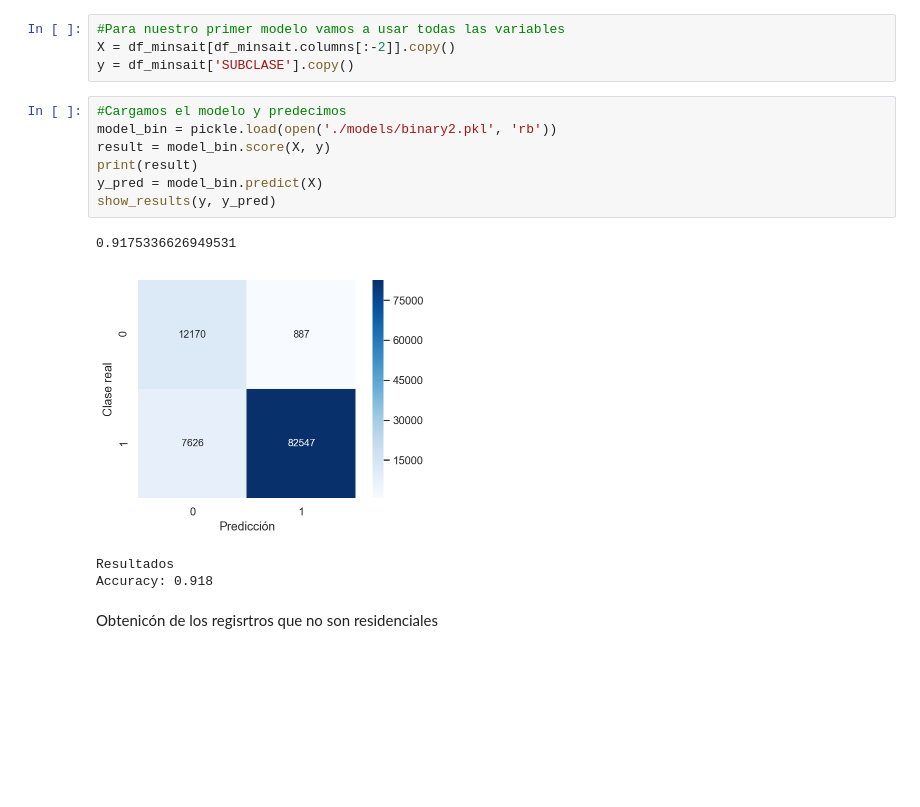
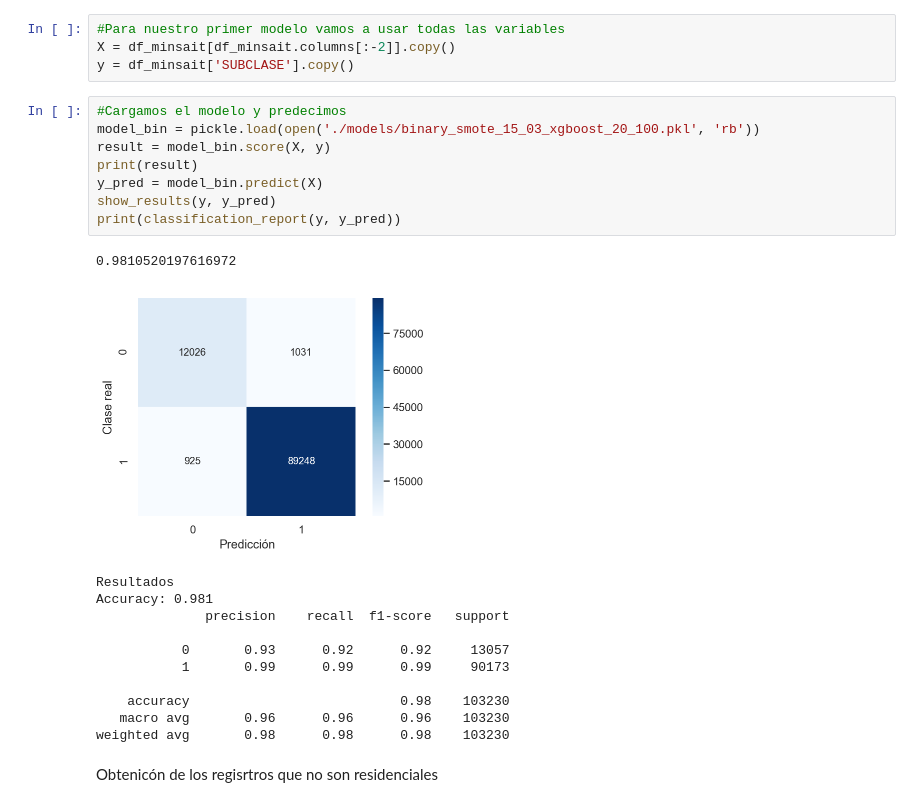
Before and after one commit to cifucg/minsait_land_classification, a Jupyter notebook: model_prediction.ipynb, the cells around one changed output. Cells and saved outputs as stored; diff of their text form; blank space fills up the shorter version.

Commit message:
Actualizar modelos con smote, probarlos y actualizar libretas

```diff
--- a/model_prediction.ipynb
+++ b/model_prediction.ipynb
@@ -94,16 +62,25 @@ X = df_minsait[df_minsait.columns[:-2]].copy()
 y = df_minsait['SUBCLASE'].copy()
 # %%
 #Cargamos el modelo y predecimos
-model_bin = pickle.load(open('./models/binary2.pkl', 'rb'))
+model_bin = pickle.load(open('./models/binary_smote_15_03_xgboost_20_100.pkl', 'rb'))
 result = model_bin.score(X, y)
 print(result)
 y_pred = model_bin.predict(X)
 show_results(y, y_pred)
+print(classification_report(y, y_pred))
 # %% [output]
-0.9175336626949531
+0.9810520197616972
-[figure, old version]
+[figure, new version]
 Resultados
-Accuracy: 0.918
+Accuracy: 0.981
+              precision    recall  f1-score   support
+
+           0       0.93      0.92      0.92     13057
+           1       0.99      0.99      0.99     90173
+
+    accuracy                           0.98    103230
+   macro avg       0.96      0.96      0.96    103230
+weighted avg       0.98      0.98      0.98    103230
 # %% [markdown]
 Obtenicón de los regisrtros que no son residenciales
 # %%
```
Also changed, not shown: parts of 15 cells of this notebook, 3 other files.
